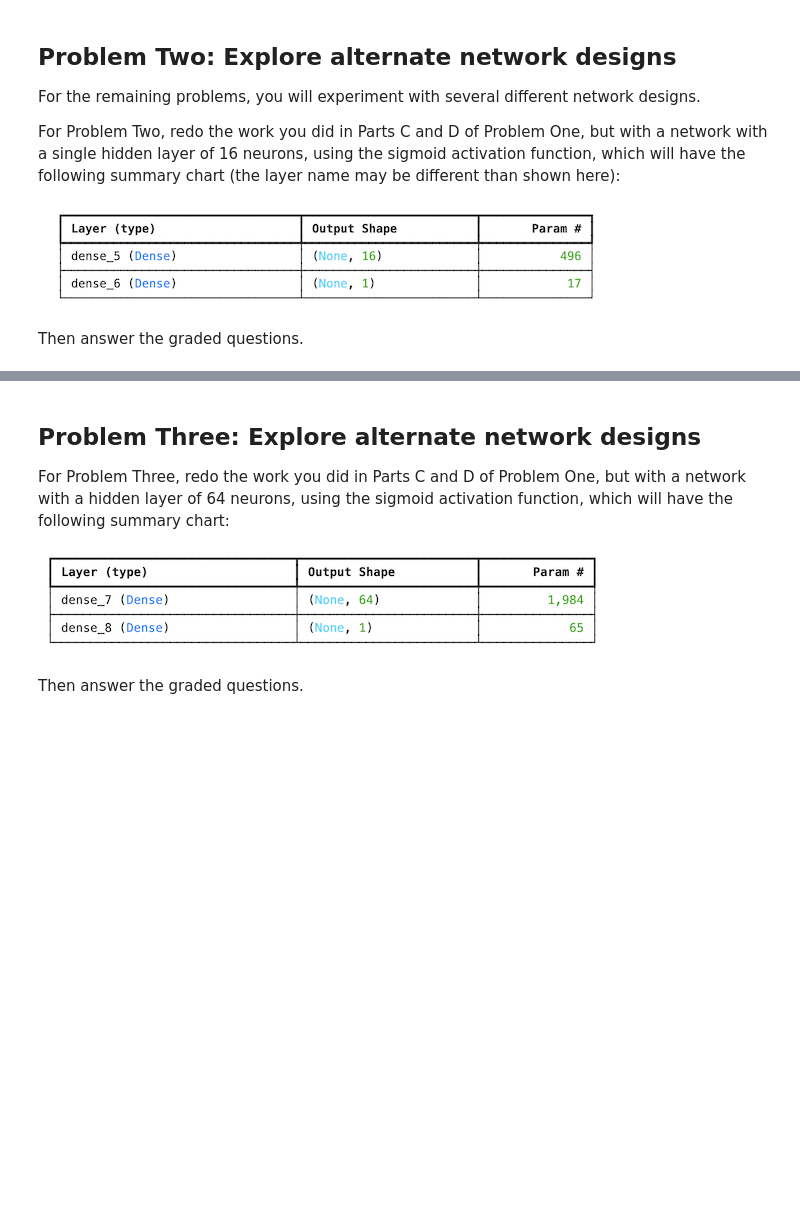
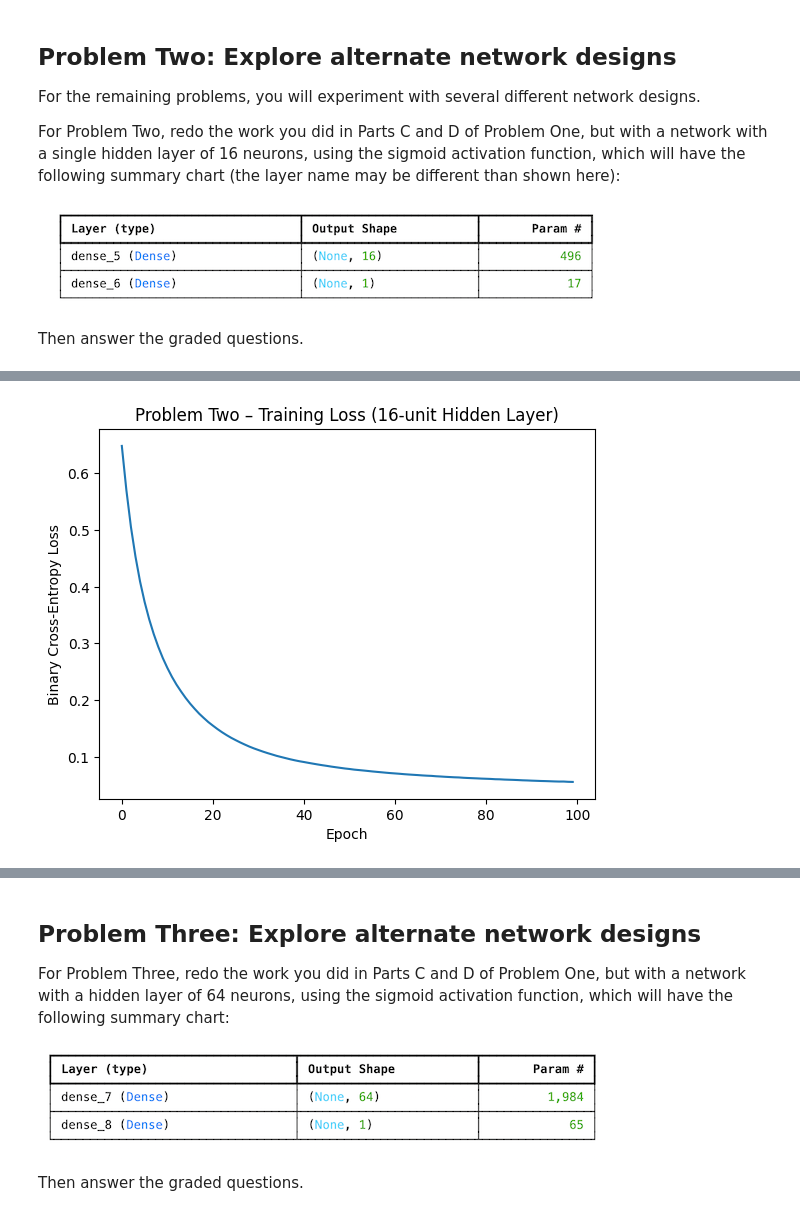
Before and after one commit to ndumay/Module-7-Assignments, a Jupyter notebook: Homework_01.ipynb, the cells around one changed output, grey strips where cells are left out. Saved outputs shown, nothing was run; the diff lists cells and outputs as text; code cells hidden in the pictures; blank space fills up the shorter version.

```diff
--- a/Homework_01.ipynb
+++ b/Homework_01.ipynb
@@ -315,3 +539,92 @@ will have the following summary chart (the layer name may be different than show
 Then answer the graded questions.
 # %%
 # Your code here, add additional cells if you wish
+# ------------------------------------------------------------
+# Problem Two: Alternate network design
+# One hidden layer with 16 neurons (sigmoid activation)
+# ------------------------------------------------------------
+# This repeats Parts C and D from Problem One, changing only
+# the network architecture. Everything else stays the same.
+#
+# Conceptually:
+# - Baseline = logistic regression
+# - This model adds capacity via a hidden layer
+# - We test whether extra capacity improves learning
+# ------------------------------------------------------------
+
+n_epochs = 100
+
+# ------------------------------------------------------------
+# Step 1: Define the model
+# ------------------------------------------------------------
+# Architecture:
+# Input -> Dense(16, sigmoid) -> Dense(1, sigmoid)
+
+model_p2 = keras.Sequential(
+    [
+        keras.layers.Input(shape=(X_train_scaled.shape[1],)),
+        keras.layers.Dense(16, activation="sigmoid"),
+        keras.layers.Dense(1, activation="sigmoid")
+    ]
+)
+
+model_p2.summary()
+
+# ------------------------------------------------------------
+# Step 2: Compile the model
+# ------------------------------------------------------------
+# Same optimizer and loss as the baseline to ensure
+# a fair comparison between models.
+
+model_p2.compile(
+    optimizer="adam",
+    loss="binary_crossentropy",
+    metrics=["accuracy"]
+)
+
+# ------------------------------------------------------------
+# Step 3: Train the model with class weighting
+# ------------------------------------------------------------
+# Class weights are reused to ensure the minority class
+# continues to influence optimization appropriately.
+
+history_p2 = model_p2.fit(
+    X_train_scaled,
+    y_train,
+    epochs=n_epochs,
+    batch_size=32,
+    class_weight=class_weights,
+    verbose=0
+)
+
+# ------------------------------------------------------------
+# Step 4: Visualize training loss and accuracy
+# ------------------------------------------------------------
+import pandas as pd
+import matplotlib.pyplot as plt
+
+history_p2_df = pd.DataFrame(history_p2.history)
+
+# Training loss
+plt.figure()
+plt.plot(history_p2_df["loss"])
+plt.title("Problem Two – Training Loss (16-unit Hidden Layer)")
+plt.xlabel("Epoch")
+plt.ylabel("Binary Cross-Entropy Loss")
+plt.show()
+
+# Training accuracy
+plt.figure()
+plt.plot(history_p2_df["accuracy"])
+plt.title("Problem Two – Training Accuracy (16-unit Hidden Layer)")
+plt.xlabel("Epoch")
+plt.ylabel("Accuracy")
+plt.show()
+
+# ------------------------------------------------------------
+# Step 5: Set the graded answer (final training accuracy)
+# ------------------------------------------------------------
+# Use an expression, not a constant from inspecting results.
+
+a2a = history_p2.history["accuracy"][-1]
+# %% [output]
@@ -317,0 +642 @@ Then answer the graded questions.
+[figure, added]
```
Also changed, not shown: parts of 35 cells of this notebook, 1 other file.
